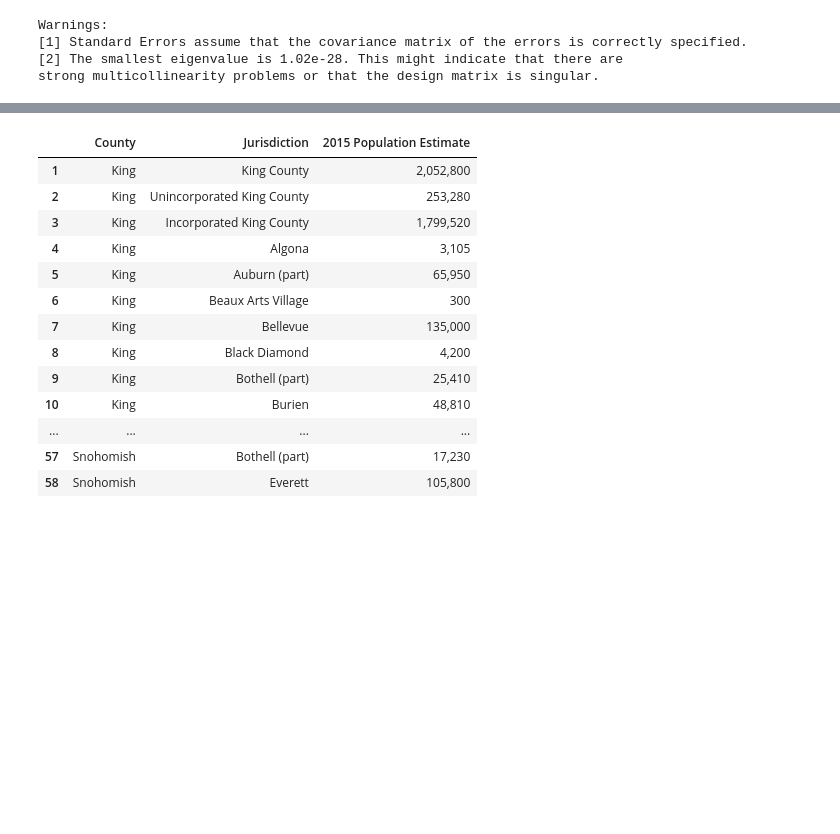
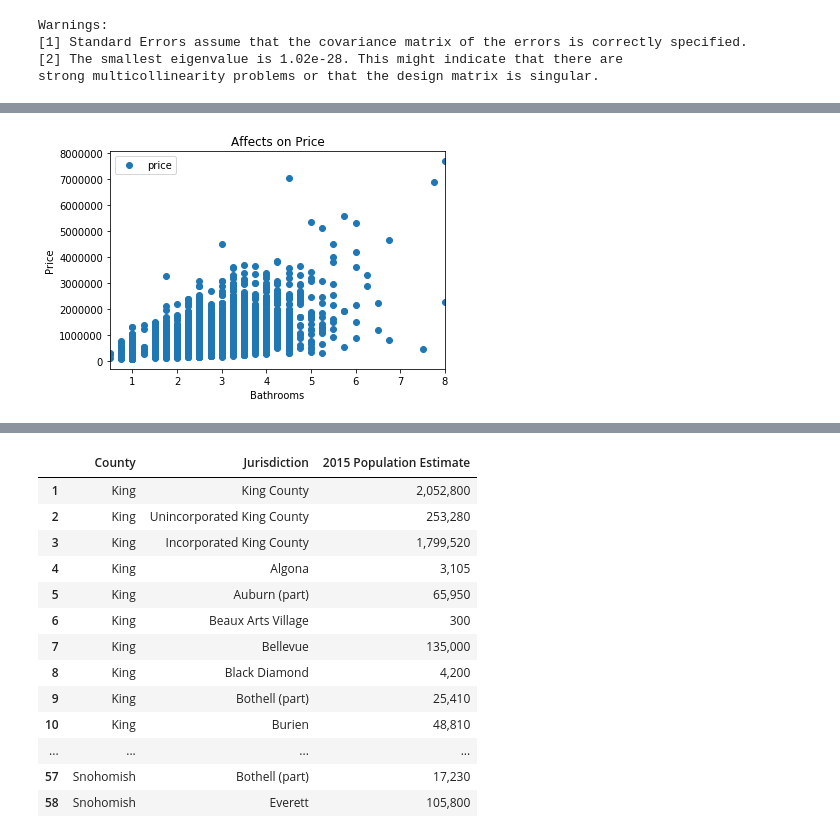
Before and after one commit to kmcnicoll/KyleMatt, a Jupyter notebook: kc_housing_data - wip - finch.ipynb, the cells around one changed output, grey strips where cells are left out. Saved outputs shown, nothing was run; the diff lists cells and outputs as text; code cells hidden in the pictures; blank space fills up the shorter version.

```diff
--- a/kc_housing_data - wip - finch.ipynb
+++ b/kc_housing_data - wip - finch.ipynb
@@ -476,0 +593,8 @@ strong multicollinearity problems or that the design matrix is singular.
+# %%
+df_dummies.plot(x='bathrooms', y='price', style='o', cmap='Dark2')
+plt.title('Affects on Price')
+plt.xlabel('Bathrooms')
+plt.ylabel('Price')
+plt.show()
+# %% [output]
+[figure, added]
```
Also changed, not shown: parts of 16 cells of this notebook.
